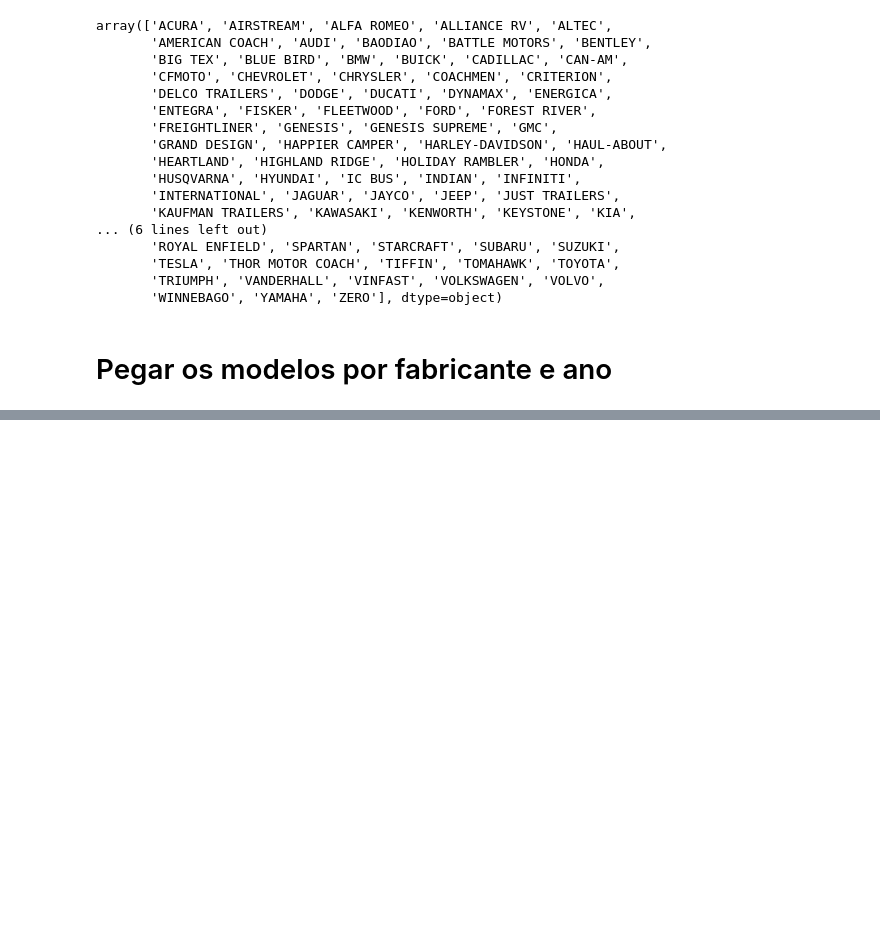
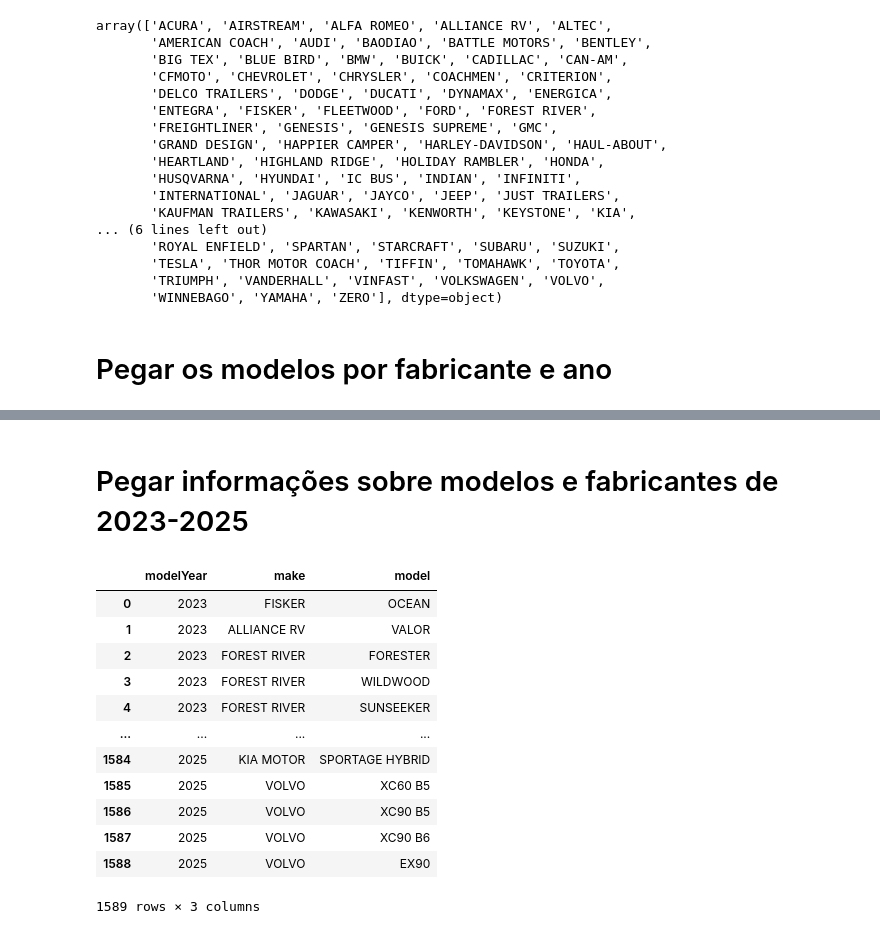
Before and after one commit to akyla007/Desafio-ford, a Jupyter notebook: notebooks/get_data.ipynb, the cells around one changed output, grey strips where cells are left out. Cells and saved outputs as stored; diff of their text form; code cells hidden in the pictures; blank space fills up the shorter version.

Commit message:
feat: get complains from model,make and year

```diff
--- a/notebooks/get_data.ipynb
+++ b/notebooks/get_data.ipynb
@@ -106,0 +128,21 @@ data_model_make_2023_to_2025
+# %% [markdown]
+# Pegar informações sobre modelos e fabricantes de 2023-2025
+# %%
+models_makers = pd.read_csv('../src/data/bronze/models_makers_2023_to_2025.csv')
+complains = pd.DataFrame()
+# %%
+models_makers
+# %% [output]
+|  | modelYear | make | model |
+| 0 | 2023 | FISKER | OCEAN |
+| 1 | 2023 | ALLIANCE RV | VALOR |
+| 2 | 2023 | FOREST RIVER | FORESTER |
+| 3 | 2023 | FOREST RIVER | WILDWOOD |
+| 4 | 2023 | FOREST RIVER | SUNSEEKER |
+| ... | ... | ... | ... |
+| 1584 | 2025 | KIA MOTOR | SPORTAGE HYBRID |
+| 1585 | 2025 | VOLVO | XC60 B5 |
+| 1586 | 2025 | VOLVO | XC90 B5 |
+| 1587 | 2025 | VOLVO | XC90 B6 |
+| 1588 | 2025 | VOLVO | EX90 |
+1589 rows × 3 columns
```
Also changed, not shown: parts of 5 cells of this notebook, 4 other files.
